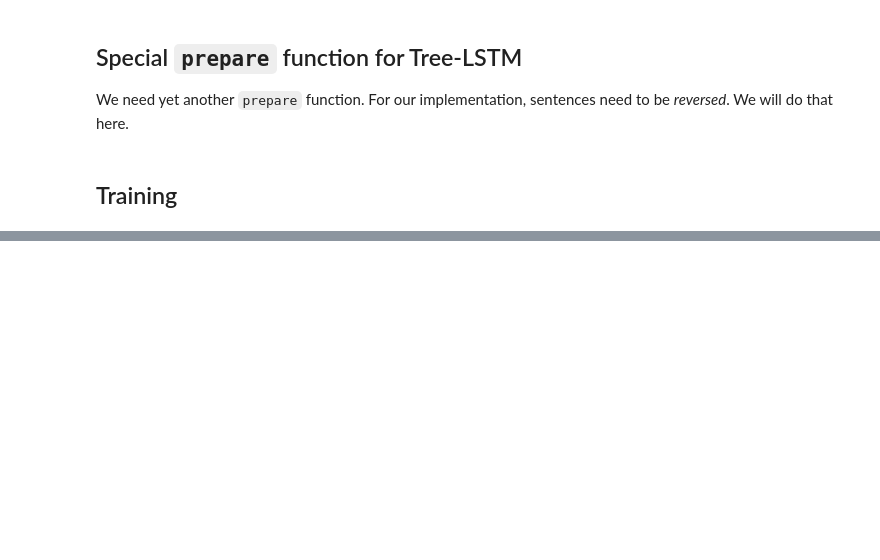
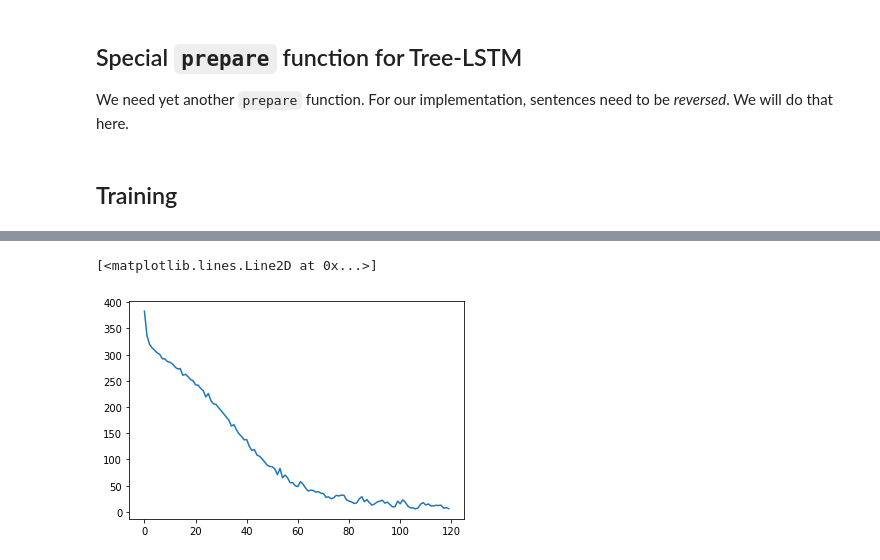
Before and after one commit to thesofakillers/nlp1-labs, a Jupyter notebook: practical2/practical2.ipynb, the cells around one changed output, grey strips where cells are left out. Cells and saved outputs as stored; diff of their text form; code cells hidden in the pictures; blank space fills up the shorter version.

```diff
--- a/practical2/practical2.ipynb
+++ b/practical2/practical2.ipynb
@@ -2121,3 +2187,9 @@ results = do_train(tree_model)
+# %%
+# plot losses
+plt.plot(tree_losses)
+# %% [output]
+[<matplotlib.lines.Line2D at 0x...>]
+[figure, added]
 # %% [markdown]
 # Further experiments and report
 
```
Also changed, not shown: parts of 31 cells of this notebook.
